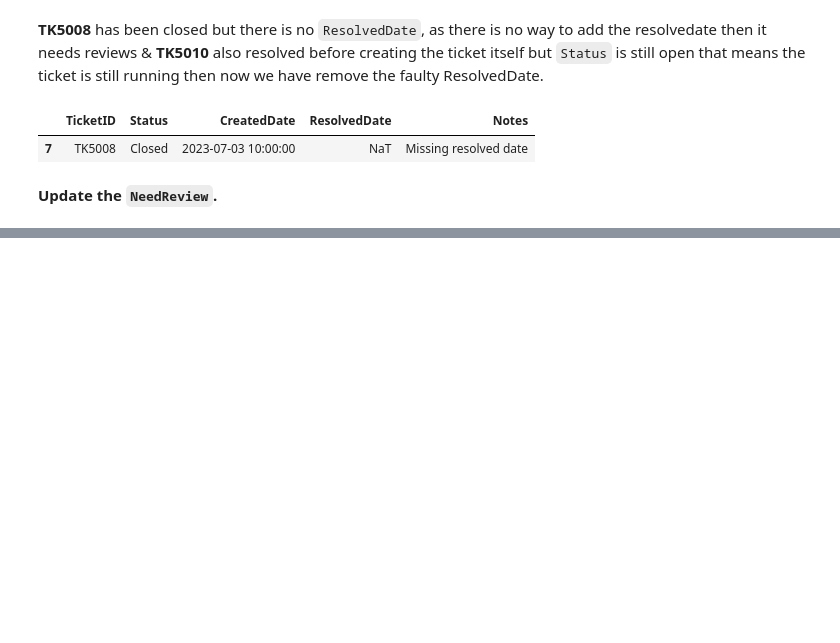
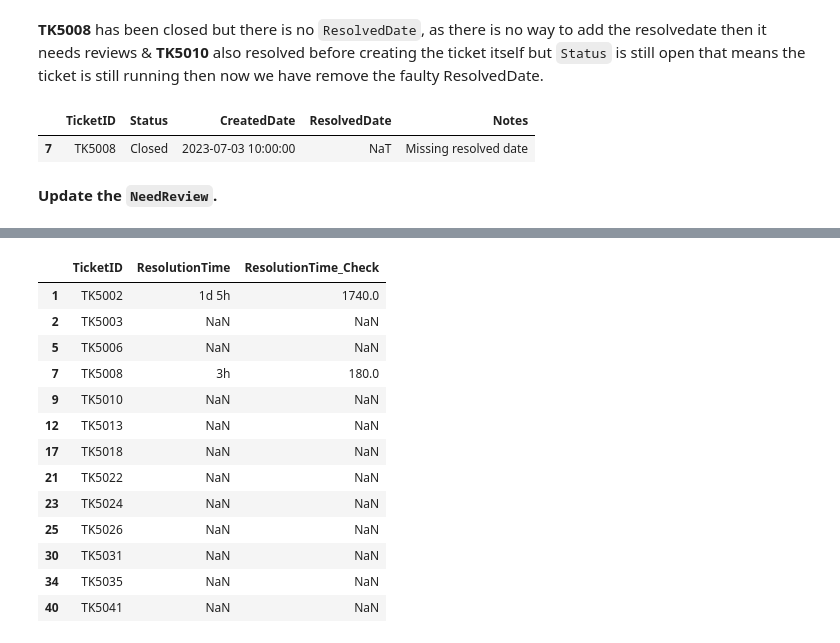
Before and after one commit to JunayedMh/pandas_prac, a Jupyter notebook: Aug_9/cleaning.ipynb, the cells around one changed output, grey strips where cells are left out. Drawn from its saved outputs; the diff is of its cells as text; code cells hidden in the pictures; blank space fills up the shorter version.

Commit message:
Update cleaning notebook with new markdown explanations and normalize null values in ResolutionTime; add cleaned ticket data CSV file.

```diff
--- a/Aug_9/cleaning.ipynb
+++ b/Aug_9/cleaning.ipynb
@@ -218,0 +252,15 @@ df["NeedsReview"] = df["NeedsReview"] | mismatch_status
+# %%
+def clean_duration(val):
+    if pd.isna(val) or str(val).strip() == "":
+        return np.nan
+    val = str(val).strip().lower()
+    d = re.search(r"(\d+)\s*d", val)
+    h = re.search(r"(\d+)\s*h", val)
+    m = re.search(r"(\d+)\s*m", val)
+    days = int(d.group(1)) if d else 0
+    hours = int(h.group(1)) if h else 0
+    mins = int(m.group(1)) if m else 0
+    return days * 1440 + hours * 60 + mins
+
+df["ResolutionTime_Check"] = df["ResolutionTime"].apply(clean_duration)
+df["ResolutionTime_Check"]
@@ -218,0 +285,20 @@ df["NeedsReview"] = df["NeedsReview"] | mismatch_status
+# %%
+ticket_duration_mins = (df["ResolvedDate"] - df["CreatedDate"]).dt.total_seconds() / 60
+mismatch_duration = (df["ResolutionTime_Check"] != ticket_duration_mins)
+# %%
+df.loc[mismatch_duration, ["TicketID", "ResolutionTime", "ResolutionTime_Check"]]
+# %% [output]
+|  | TicketID | ResolutionTime | ResolutionTime_Check |
+| 1 | TK5002 | 1d 5h | 1740.0 |
+| 2 | TK5003 | NaN | NaN |
+| 5 | TK5006 | NaN | NaN |
+| 7 | TK5008 | 3h | 180.0 |
+| 9 | TK5010 | NaN | NaN |
+| 12 | TK5013 | NaN | NaN |
+| 17 | TK5018 | NaN | NaN |
+| 21 | TK5022 | NaN | NaN |
+| 23 | TK5024 | NaN | NaN |
+| 25 | TK5026 | NaN | NaN |
+| 30 | TK5031 | NaN | NaN |
+| 34 | TK5035 | NaN | NaN |
+| 40 | TK5041 | NaN | NaN |
```
Also changed, not shown: parts of 5 cells of this notebook, 1 other file.
